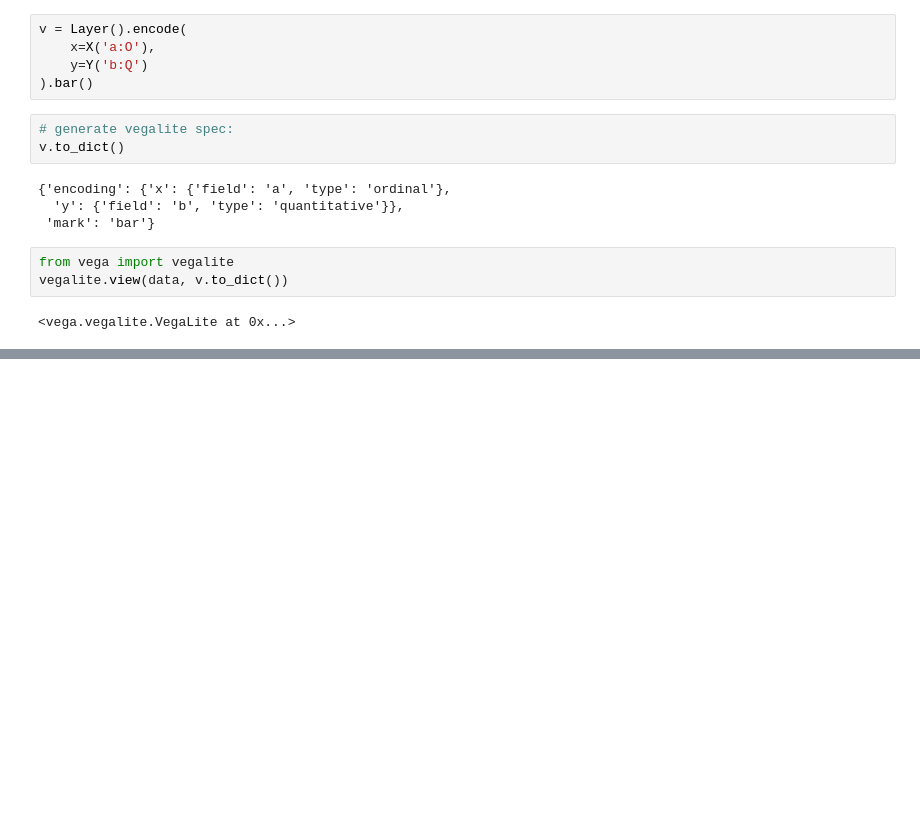
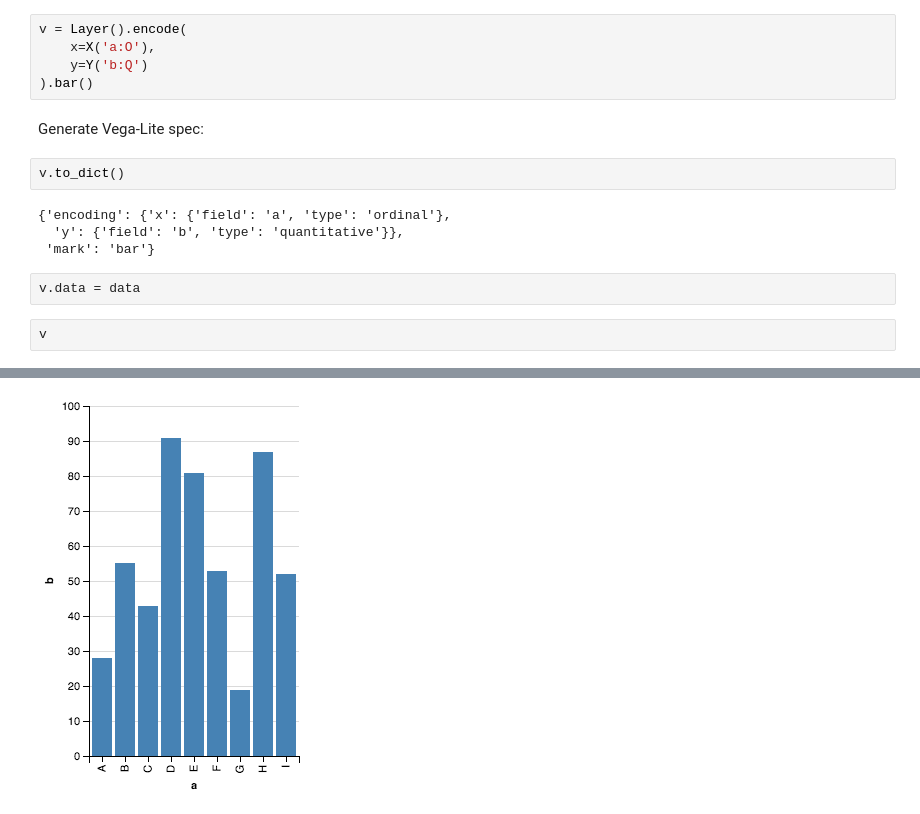
Before and after one commit to vega/altair, a Jupyter notebook: notebooks/auto_examples/simple_bar_chart.ipynb, the cells around one changed output, grey strips where cells are left out. Saved outputs shown, nothing was run; the diff lists cells and outputs as text; blank space fills up the shorter version.

```diff
--- a/notebooks/auto_examples/simple_bar_chart.ipynb
+++ b/notebooks/auto_examples/simple_bar_chart.ipynb
@@ -29,15 +29,16 @@ v = Layer().encode(
     x=X('a:O'),
     y=Y('b:Q')
 ).bar()
-# %%
-# generate vegalite spec:
-v.to_dict()
-# %% [output]
-{'encoding': {'x': {'field': 'a', 'type': 'ordinal'},
-  'y': {'field': 'b', 'type': 'quantitative'}},
- 'mark': 'bar'}
-# %%
-from vega import vegalite
-vegalite.view(data, v.to_dict())
-# %% [output]
-<vega.vegalite.VegaLite at 0x...>
+# %% [markdown]
+Generate Vega-Lite spec:
+# %%
+v.to_dict()
+# %% [output]
+{'encoding': {'x': {'field': 'a', 'type': 'ordinal'},
+  'y': {'field': 'b', 'type': 'quantitative'}},
+ 'mark': 'bar'}
+# %%
+v.data = data
+# %%
+v
+# %% [output]
@@ -43,0 +46 @@ vegalite.view(data, v.to_dict())
+[figure, added]
```
Also changed, not shown: parts of 2 cells of this notebook, 4 other files.
